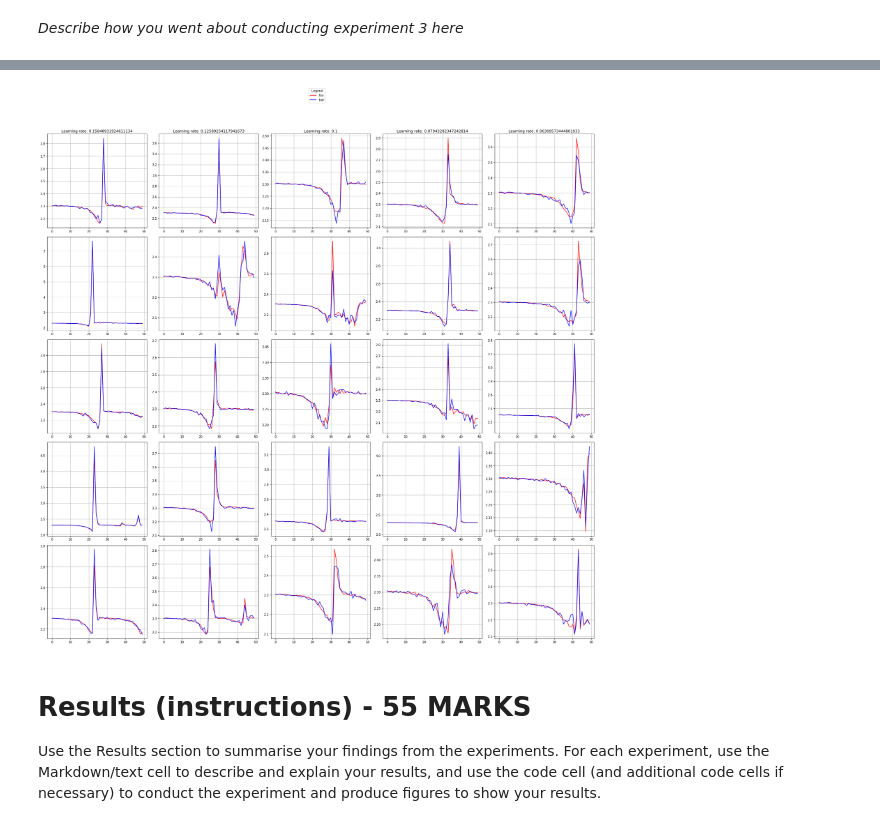
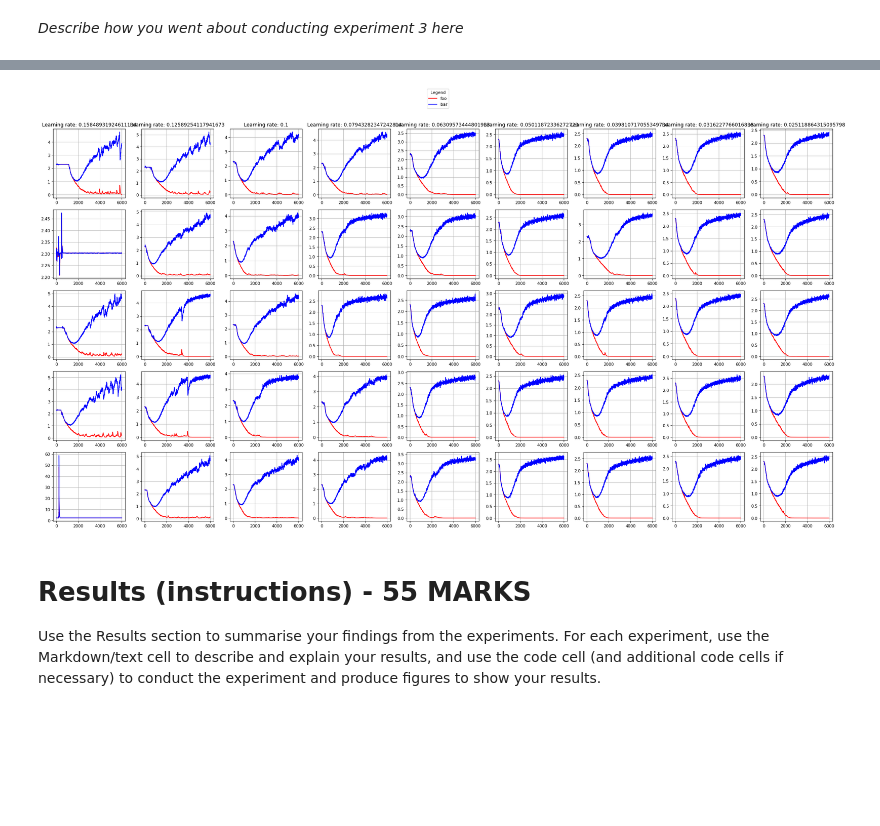
Before and after one commit to Guy29/CIFAR-10-experiments, a Jupyter notebook: 267649.ipynb, the cells around one changed output, grey strips where cells are left out. Saved outputs shown, nothing was run; the diff lists cells and outputs as text; code cells hidden in the pictures; blank space fills up the shorter version.

Commit message:
Update learning rate experiment results

```diff
--- a/267649.ipynb
+++ b/267649.ipynb
@@ -246,8 +246,10 @@ metrics   = train_and_test(model, train_set, test_set, 50, loss_fn, optimizer, 1
 
 plot_metrics(*metrics)
 # %%
-results = {}
-for learning_rate in [0.1**0.8, 0.1**0.9, 0.1**1.0, 0.1**1.1, 0.1**1.2]:
+with open('lr_results.pickle','rb+') as f:
+    results = pickle.load(f)
+
+for learning_rate in [0.1**1.6]:
     print(f'Learning rate = {learning_rate}')
     for i in range(1, 6):
         print(f'Trial #{i}')
@@ -280,29 +271,29 @@ Trial #5
 # %%
 # Creating a 5x5 grid of subplots
-fig, axes = plt.subplots(nrows=5, ncols=5, figsize=(25, 25))
+fig, axes = plt.subplots(nrows=5, ncols=9, figsize=(27,15))
 
 # Plotting data in each subplot
 for col, lr in enumerate(results):
     for row, data in enumerate(results[lr][:5]):
         ax = axes[row, col]
-        ax.plot(range(len(data[0])), data[0], 'r-', label='foo (version {})'.format(row+1))
-        ax.plot(range(len(data[1])), data[1], 'b-', label='bar (version {})'.format(row+1))
+        ax.plot(range(len(data[0])), exp_smooth(data[0]), 'r-', label='foo (version {})'.format(row+1))
+        ax.plot(range(len(data[1])), exp_smooth(data[1]), 'b-', label='bar (version {})'.format(row+1))
         # Set titles only for the first row
         if row == 0:
             ax.set_title(f'Learning rate: {lr}')
         ax.grid(True)
 
 # Removing x-axis labels and tick marks for the top row for clarity
 for ax in axes[0]:
     ax.set_xlabel('')
 
 # Creating a horizontally centered unified legend for the whole figure
 fig.legend(['foo', 'bar'], loc='upper center', title='Legend', bbox_to_anchor=(0.5, 1))
 
 plt.tight_layout(rect=[0, 0, 1, 0.93])  # Adjust layout to not overlap with legend
 plt.show()
 # %% [output]
-[figure, old version]
+[figure, new version]
 # %% [markdown]
 # Results (instructions) - 55 MARKS <ignore>
 Use the Results section to summarise your findings from the experiments. For each experiment, use the Markdown/text cell to describe and explain your results, and use the code cell (and additional code cells if necessary) to conduct the experiment and produce figures to show your results.
```
Also changed, not shown: parts of 1 cell of this notebook, 1 other file.
